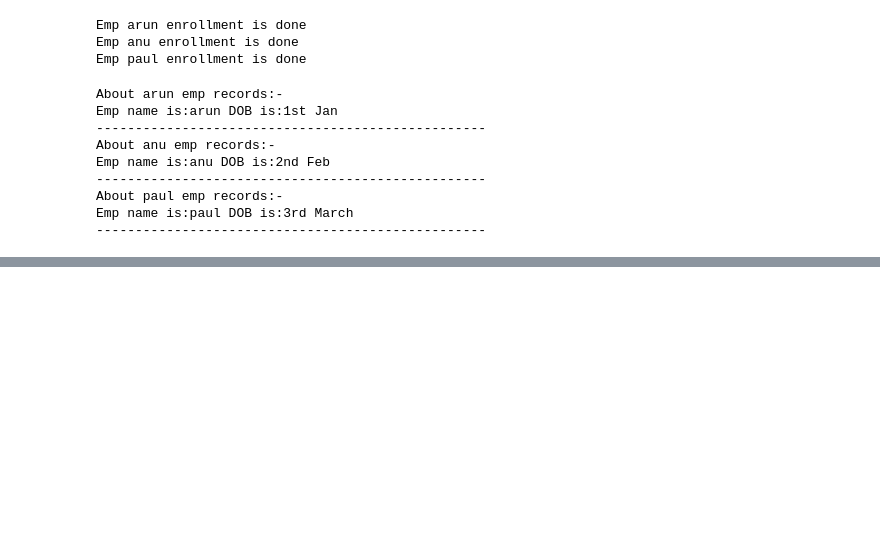
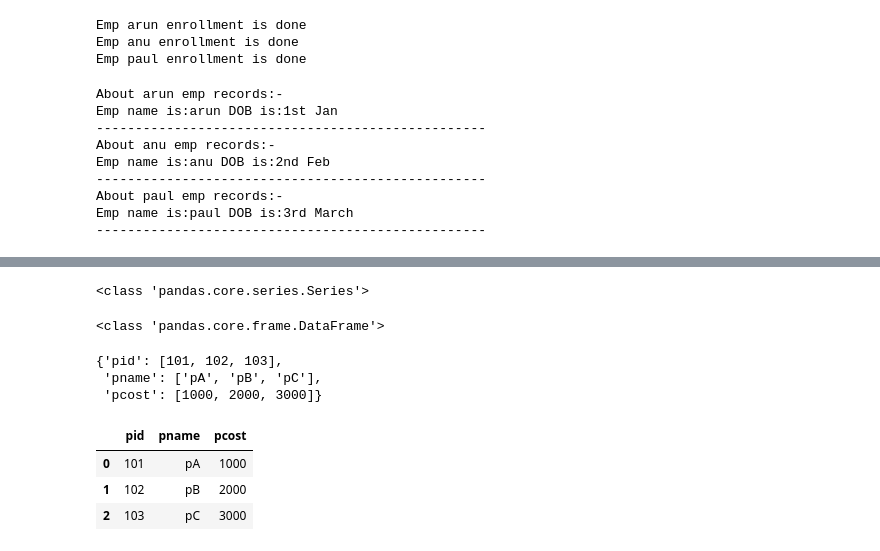
Before and after one commit to pakarthikstudent/DataEngineering__MLOps, a Jupyter notebook: DAY1/DE-1.ipynb, the cells around one changed output, grey strips where cells are left out. Drawn from its saved outputs; the diff is of its cells as text; code cells hidden in the pictures; blank space fills up the shorter version.

```diff
--- a/DAY1/DE-1.ipynb
+++ b/DAY1/DE-1.ipynb
@@ -502,0 +750,5 @@ Emp name is:paul DOB is:3rd March
+# %%
+import pandas as pd
+print(pd.Series)
+# %% [output]
+<class 'pandas.core.series.Series'>
@@ -502,0 +761,5 @@ Emp name is:paul DOB is:3rd March
+# %%
+import pandas as pd
+print(pd.DataFrame)
+# %% [output]
+<class 'pandas.core.frame.DataFrame'>
@@ -502,0 +771,17 @@ Emp name is:paul DOB is:3rd March
+# %%
+products = {}
+products['pid']=[101,102,103]
+products['pname']=['pA','pB','pC']
+products['pcost']=[1000,2000,3000]
+products
+# %% [output]
+{'pid': [101, 102, 103],
+ 'pname': ['pA', 'pB', 'pC'],
+ 'pcost': [1000, 2000, 3000]}
+# %%
+pd.DataFrame(products)
+# %% [output]
+|  | pid | pname | pcost |
+| 0 | 101 | pA | 1000 |
+| 1 | 102 | pB | 2000 |
+| 2 | 103 | pC | 3000 |
```
Also changed, not shown: parts of 62 cells of this notebook.
